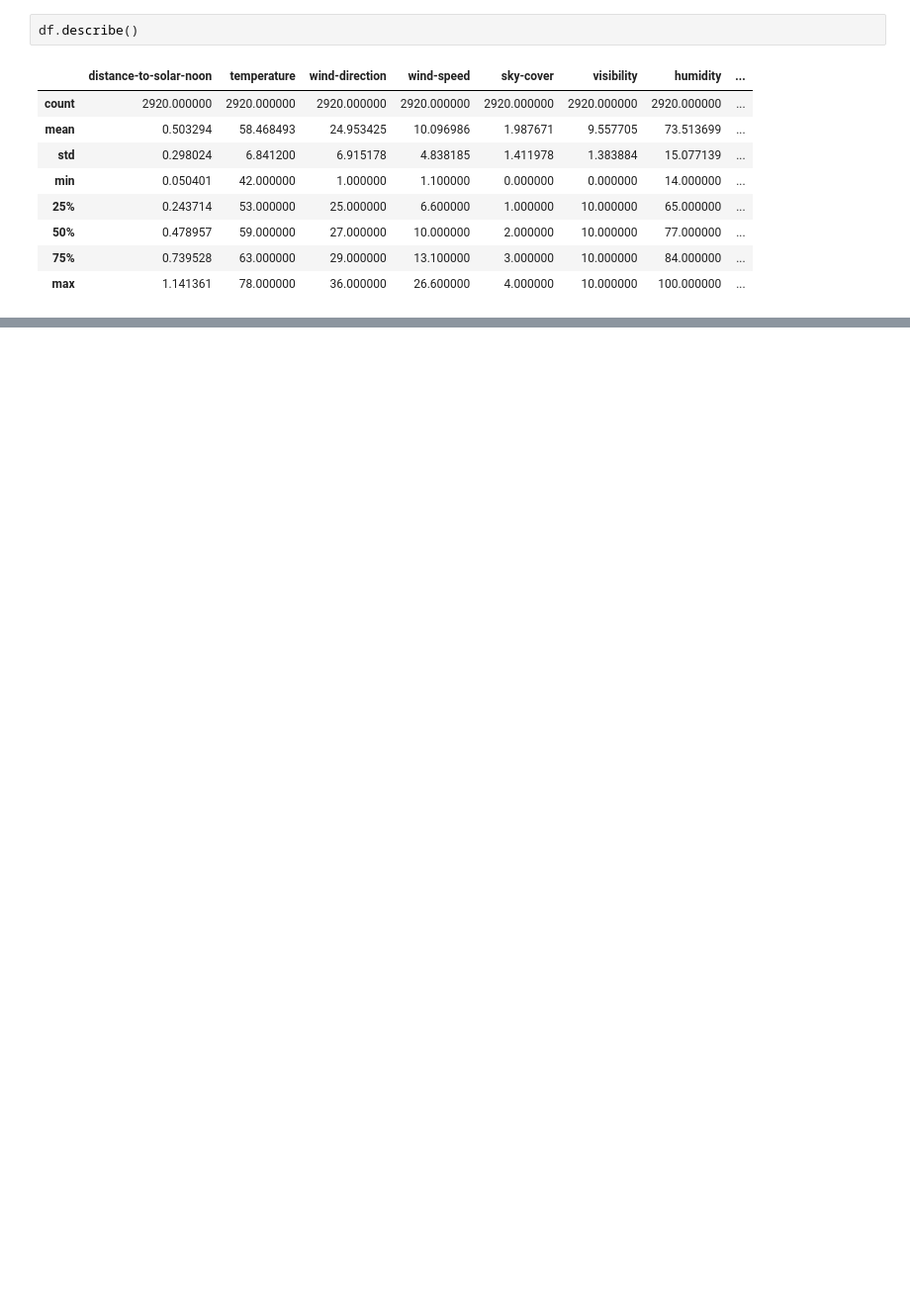
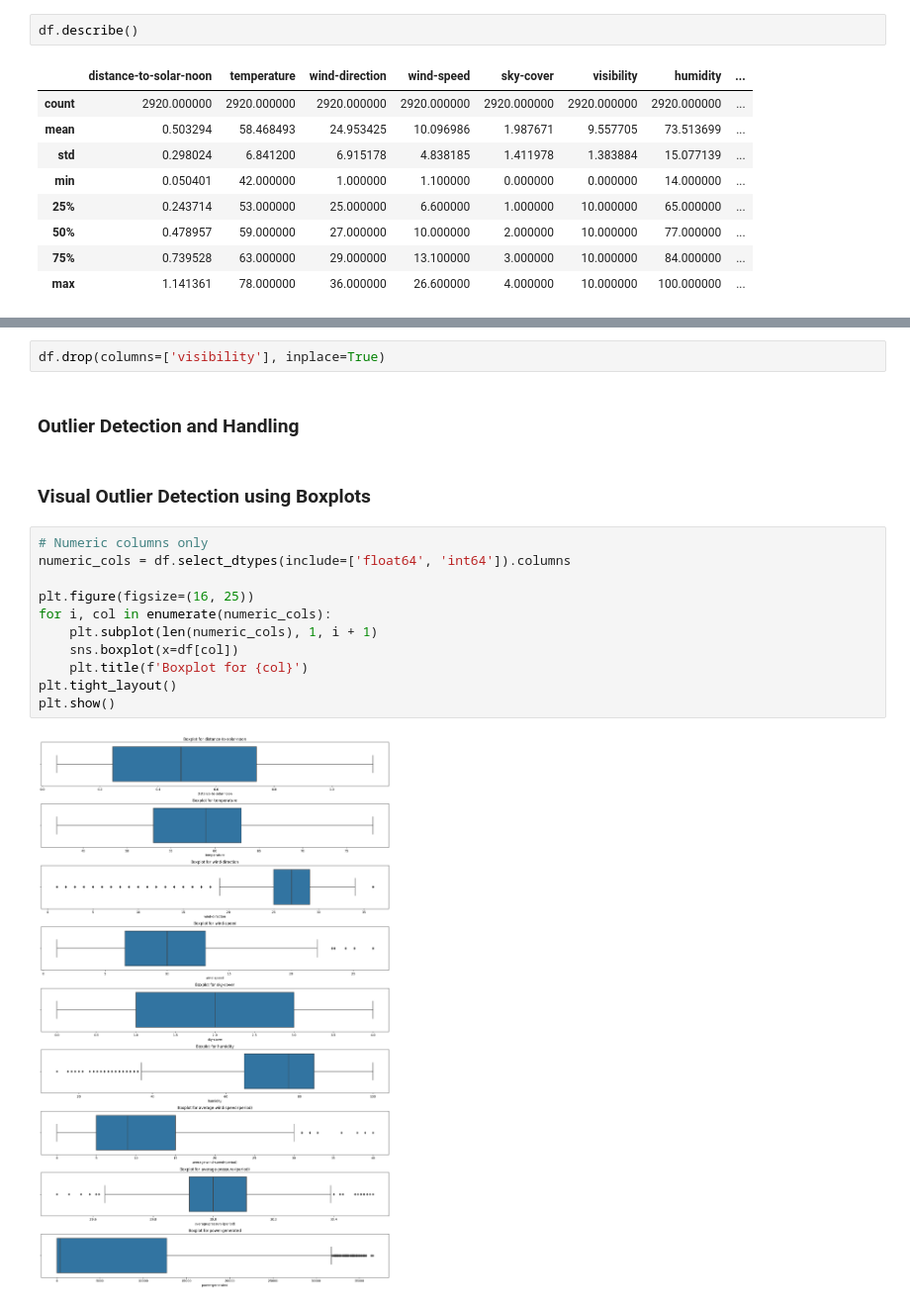
Before and after one commit to JananiSriSK/Solar_panel_regression, a Jupyter notebook: Solar_panel_regression.ipynb, the cells around one changed output, grey strips where cells are left out. Shown at 99% size. Saved outputs shown, nothing was run; the diff lists cells and outputs as text; blank space fills up the shorter version.

```diff
--- a/Solar_panel_regression.ipynb
+++ b/Solar_panel_regression.ipynb
@@ -103,0 +168,19 @@ No duplicates present in the dataset
+# %%
+df.drop(columns=['visibility'], inplace=True)
+# %% [markdown]
+### Outlier Detection and Handling
+# %% [markdown]
+### Visual Outlier Detection using Boxplots
+# %%
+# Numeric columns only
+numeric_cols = df.select_dtypes(include=['float64', 'int64']).columns
+
+plt.figure(figsize=(16, 25))
+for i, col in enumerate(numeric_cols):
+    plt.subplot(len(numeric_cols), 1, i + 1)
+    sns.boxplot(x=df[col])
+    plt.title(f'Boxplot for {col}')
+plt.tight_layout()
+plt.show()
+# %% [output]
+[figure, added]
```
Also changed, not shown: parts of 142 cells of this notebook.
